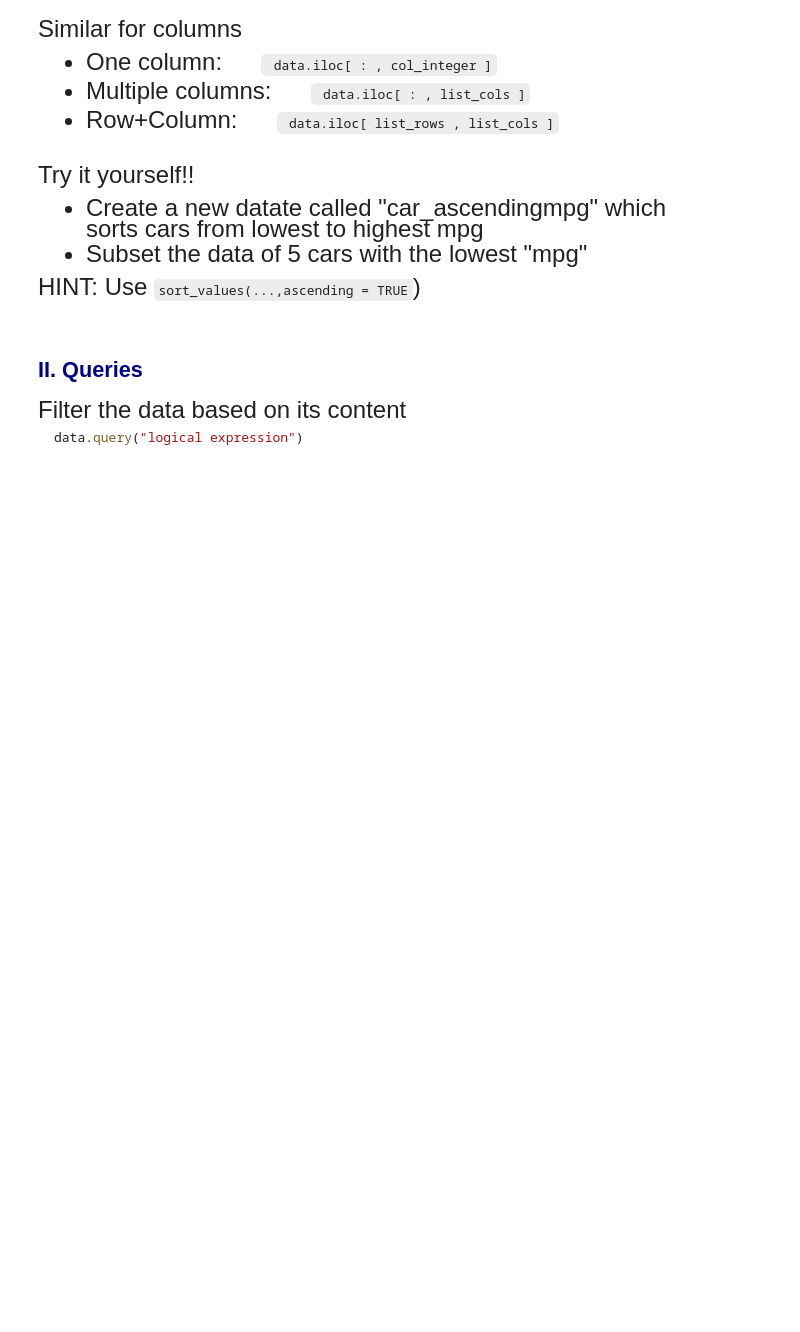
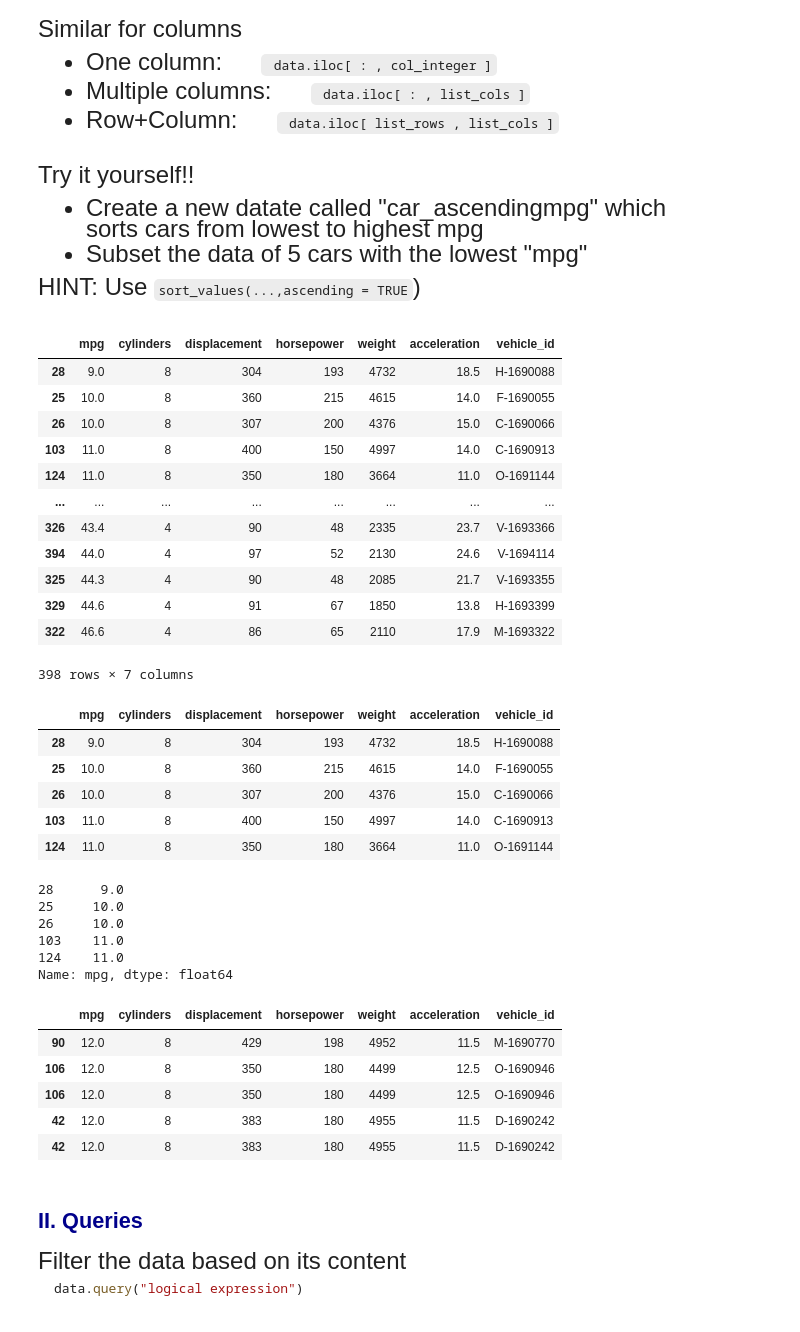
Before and after one commit to zwangemory/qtm530fall2024, a Jupyter notebook: Lecture 02/Lecture 2b - Subsetting data.ipynb, the cells around one changed output. Drawn from its saved outputs; the diff is of its cells as text; code cells hidden in the pictures; blank space fills up the shorter version.

```diff
--- a/Lecture 02/Lecture 2b - Subsetting data.ipynb
+++ b/Lecture 02/Lecture 2b - Subsetting data.ipynb
@@ -220,3 +223,43 @@ HINT: Use ``sort_values(...,ascending = TRUE``)
+# %%
+# Write your own code
+
+car_ascendingmpg = carfeatures.sort_values(by = "mpg", ascending = True)
+display(car_ascendingmpg)
+
+new_df = car_ascendingmpg.iloc[0:5,]
+display(new_df)
+# %% [output]
+|  | mpg | cylinders | displacement | horsepower | weight | acceleration | vehicle_id |
+| 28 | 9.0 | 8 | 304 | 193 | 4732 | 18.5 | H-1690088 |
+| 25 | 10.0 | 8 | 360 | 215 | 4615 | 14.0 | F-1690055 |
+| 26 | 10.0 | 8 | 307 | 200 | 4376 | 15.0 | C-1690066 |
+| 103 | 11.0 | 8 | 400 | 150 | 4997 | 14.0 | C-1690913 |
+| 124 | 11.0 | 8 | 350 | 180 | 3664 | 11.0 | O-1691144 |
+| ... | ... | ... | ... | ... | ... | ... | ... |
+| 326 | 43.4 | 4 | 90 | 48 | 2335 | 23.7 | V-1693366 |
+| 394 | 44.0 | 4 | 97 | 52 | 2130 | 24.6 | V-1694114 |
+| 325 | 44.3 | 4 | 90 | 48 | 2085 | 21.7 | V-1693355 |
+| 329 | 44.6 | 4 | 91 | 67 | 1850 | 13.8 | H-1693399 |
+| 322 | 46.6 | 4 | 86 | 65 | 2110 | 17.9 | M-1693322 |
+398 rows × 7 columns
+|  | mpg | cylinders | displacement | horsepower | weight | acceleration | vehicle_id |
+| 28 | 9.0 | 8 | 304 | 193 | 4732 | 18.5 | H-1690088 |
+| 25 | 10.0 | 8 | 360 | 215 | 4615 | 14.0 | F-1690055 |
+| 26 | 10.0 | 8 | 307 | 200 | 4376 | 15.0 | C-1690066 |
+| 103 | 11.0 | 8 | 400 | 150 | 4997 | 14.0 | C-1690913 |
+| 124 | 11.0 | 8 | 350 | 180 | 3664 | 11.0 | O-1691144 |
+28      9.0
+25     10.0
+26     10.0
+103    11.0
+124    11.0
+Name: mpg, dtype: float64
+|  | mpg | cylinders | displacement | horsepower | weight | acceleration | vehicle_id |
+| 90 | 12.0 | 8 | 429 | 198 | 4952 | 11.5 | M-1690770 |
+| 106 | 12.0 | 8 | 350 | 180 | 4499 | 12.5 | O-1690946 |
+| 106 | 12.0 | 8 | 350 | 180 | 4499 | 12.5 | O-1690946 |
+| 42 | 12.0 | 8 | 383 | 180 | 4955 | 11.5 | D-1690242 |
+| 42 | 12.0 | 8 | 383 | 180 | 4955 | 11.5 | D-1690242 |
 # %% [markdown]
 ## <span style="color:darkblue"> II. Queries </span>
 
```
Also changed, not shown: parts of 2 cells of this notebook, 1 other file.
